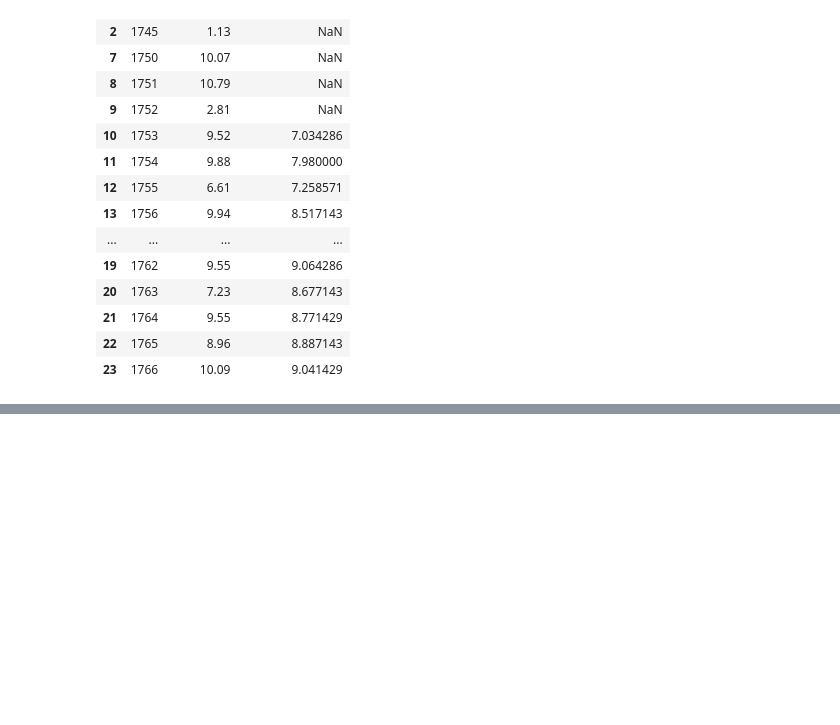
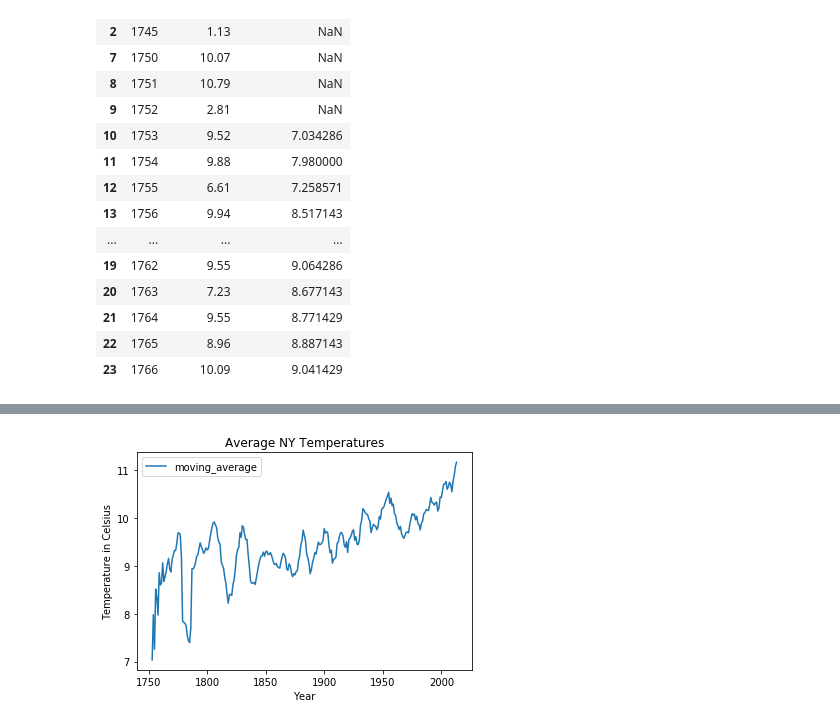
Before and after one commit to gzr7702/WeatherData, a Jupyter notebook: weather.ipynb, the cells around one changed output, grey strips where cells are left out. Cells and saved outputs as stored; diff of their text form; code cells hidden in the pictures; blank space fills up the shorter version.

Commit message:
added plots

```diff
--- a/weather.ipynb
+++ b/weather.ipynb
@@ -116,0 +117,8 @@ global_df.head(20)
+# %%
+ny_plot = ny_df.plot(x='year', y='moving_average')
+ny_plot.set_title("Average NY Temperatures")
+ny_plot.set_xlabel("Year")
+ny_plot.set_ylabel("Temperature in Celsius")
+ny_plot;
+# %% [output]
+[figure, added]
```
Also changed, not shown: parts of 3 cells of this notebook.
